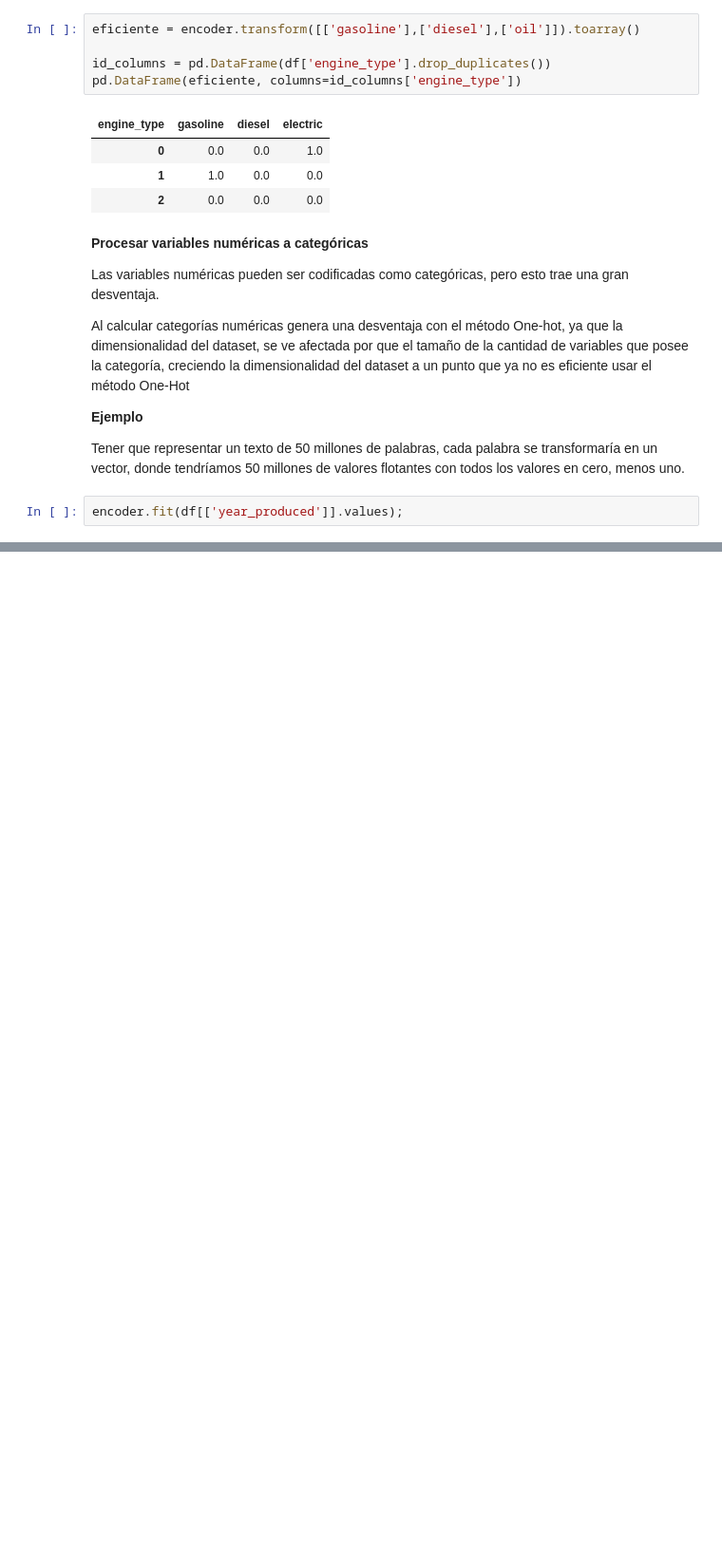
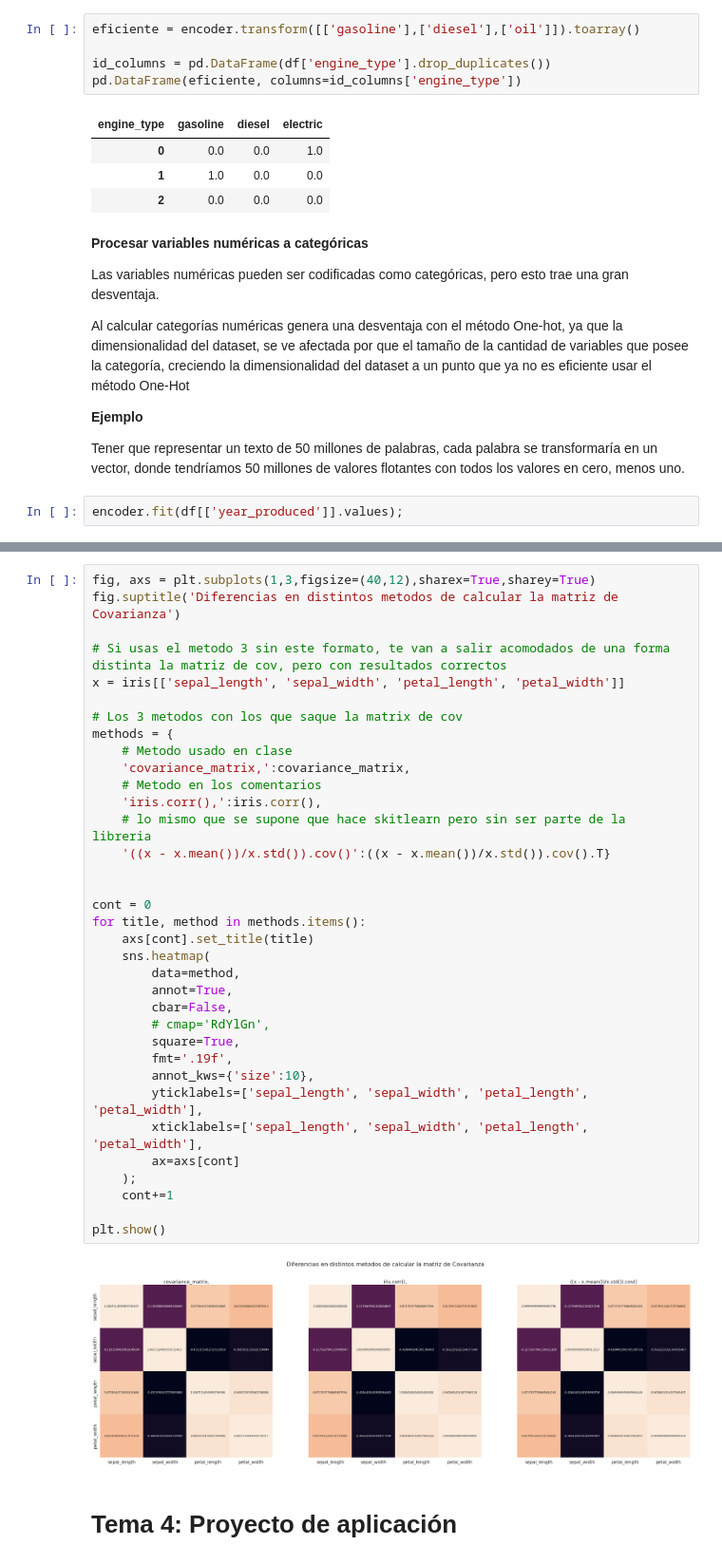
Before and after one commit to ronaldespinozaa/estadistica-descriptiva, a Jupyter notebook: estadistica-descriptiva.ipynb, the cells around one changed output, grey strips where cells are left out. Shown at 95% size. Saved outputs shown, nothing was run; the diff lists cells and outputs as text; blank space fills up the shorter version.

```diff
--- a/estadistica-descriptiva.ipynb
+++ b/estadistica-descriptiva.ipynb
@@ -1373,0 +1512,39 @@ Entonces lo que tratamos de hacer es estandarizar la escala, donde usamos el **c
+# %%
+fig, axs = plt.subplots(1,3,figsize=(40,12),sharex=True,sharey=True)
+fig.suptitle('Diferencias en distintos metodos de calcular la matriz de Covarianza')
+
+# Si usas el metodo 3 sin este formato, te van a salir acomodados de una forma distinta la matriz de cov, pero con resultados correctos
+x = iris[['sepal_length', 'sepal_width', 'petal_length', 'petal_width']]
+
+# Los 3 metodos con los que saque la matrix de cov
+methods = {
+    # Metodo usado en clase
+    'covariance_matrix,':covariance_matrix,
+    # Metodo en los comentarios
+    'iris.corr(),':iris.corr(),
+    # lo mismo que se supone que hace skitlearn pero sin ser parte de la libreria
+    '((x - x.mean())/x.std()).cov()':((x - x.mean())/x.std()).cov().T}
+
+
+cont = 0
+for title, method in methods.items():
+    axs[cont].set_title(title)
+    sns.heatmap(
+        data=method,
+        annot=True,
+        cbar=False,
+        # cmap='RdYlGn',
+        square=True,
+        fmt='.19f',
+        annot_kws={'size':10},
+        yticklabels=['sepal_length', 'sepal_width', 'petal_length', 'petal_width'],
+        xticklabels=['sepal_length', 'sepal_width', 'petal_length', 'petal_width'],
+        ax=axs[cont]
+    );
+    cont+=1
+
+plt.show()
+# %% [output]
+[figure, added]
+# %% [markdown]
+# Tema 4: Proyecto de aplicación
```
Also changed, not shown: parts of 35 cells of this notebook.
